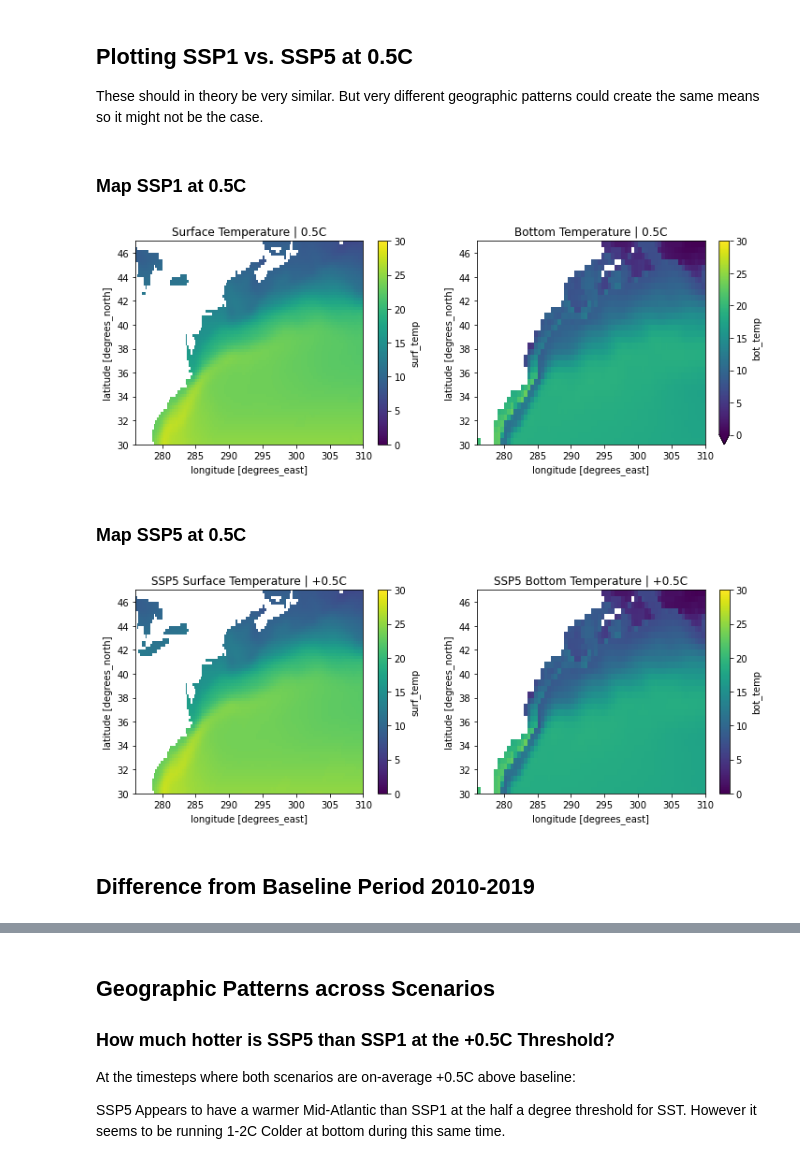
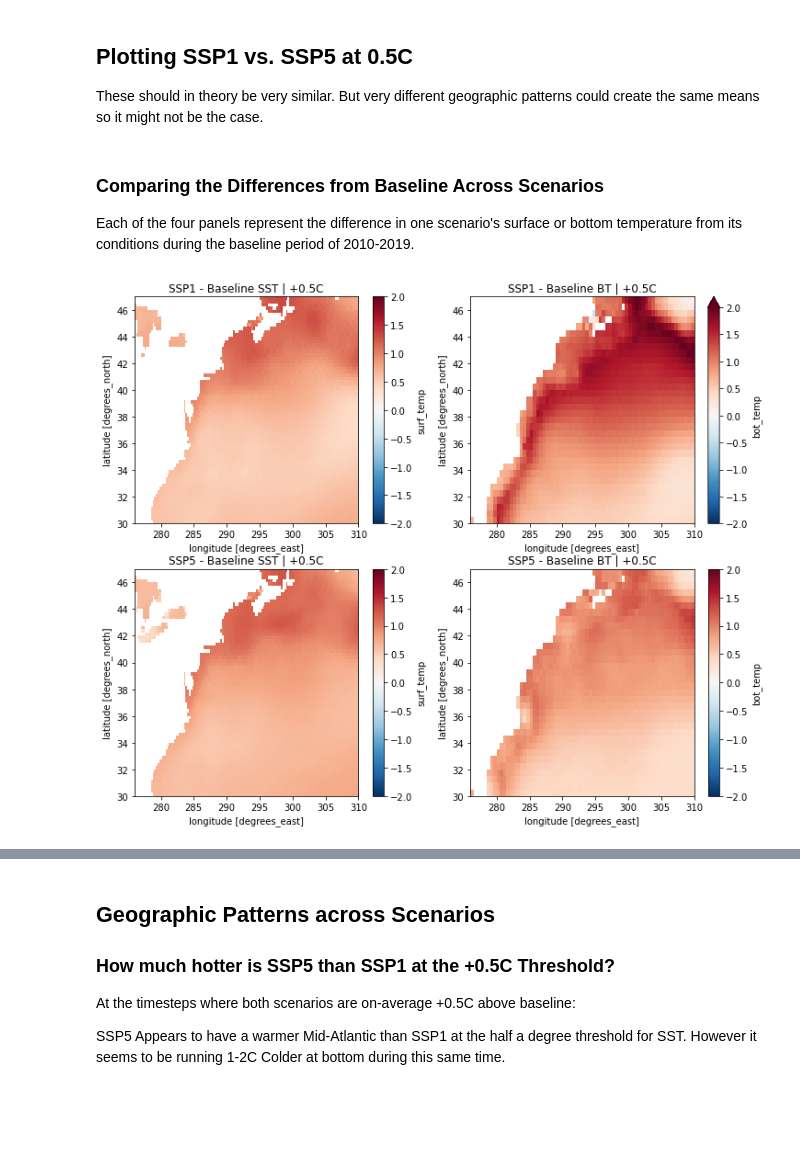
Before and after one commit to adamkemberling/sdm_workflow, a Jupyter notebook: CMIP6_processing/temperature_milestone_conditions.ipynb, the cells around one changed output, grey strips where cells are left out. Saved outputs shown, nothing was run; the diff lists cells and outputs as text; code cells hidden in the pictures; blank space fills up the shorter version.

```diff
--- a/CMIP6_processing/temperature_milestone_conditions.ipynb
+++ b/CMIP6_processing/temperature_milestone_conditions.ipynb
@@ -116,43 +163,34 @@ ssp5_4C_btemp = ssp5_btemp.sel(time = slice("2095-01-01", "2099-12-31"), longitu
 ## Plotting SSP1 vs. SSP5 at 0.5C
 
 These should in theory be very similar. But very different geographic patterns could create the same means so it might not be the case.
-# %% [markdown]
-### Map SSP1 at 0.5C
+# %% [markdown]
+### Comparing the Differences from Baseline Across Scenarios
+
+Each of the four panels represent the difference in one scenario's surface or bottom temperature from its conditions during the baseline period of 2010-2019.
 # %%
-# Set your chosen color map limits
-vmin = 0  # Minimum value for color mapping
-vmax = 30  # Maximum value for color mapping
+# Color limits
+vmin = -2
+vmax = 2
 
 # Create subplots
-fig, axes = plt.subplots(1, 2, figsize=(12, 4))
+fig, axes = plt.subplots(2, 2, figsize=(12, 10))
 
 # Plot the first subplot
-ssp1_05C_stemp.surf_temp.plot(ax=axes[0], cmap = "viridis", vmin=vmin, vmax=vmax)
-axes[0].set_title("Surface Temperature | +0.5C")
+(ssp1_05C_stemp-ssp1_stemp_base).surf_temp.plot(ax=axes[0, 0], cmap = "RdBu_r", vmin=vmin, vmax=vmax)
+axes[0, 0].set_title("SSP1 - Baseline SST | +0.5C")
 
 # Plot the second subplot
-ssp1_05C_btemp.bot_temp.plot(ax=axes[1], cmap = "viridis", vmin=vmin, vmax=vmax)
-axes[1].set_title("Bottom Temperature | +0.5C")
+(ssp1_05C_btemp-ssp1_btemp_base).bot_temp.plot(ax=axes[0, 1], cmap = "RdBu_r", vmin=vmin, vmax=vmax)
+axes[0, 1].set_title("SSP1 - Baseline BT | +0.5C")
+
+# Plot the third subplot
+(ssp5_05C_stemp-ssp5_stemp_base).surf_temp.plot(ax=axes[1, 0], cmap = "RdBu_r", vmin=vmin, vmax=vmax)
+axes[1, 0].set_title("SSP5 - Baseline SST | +0.5C")
+
+# Plot the fourth subplot
+(ssp5_05C_btemp-ssp5_btemp_base).bot_temp.plot(ax=axes[1, 1], cmap = "RdBu_r", vmin=vmin, vmax=vmax)
+axes[1, 1].set_title("SSP5 - Baseline BT | +0.5C")
 
 plt.show()
 # %% [output]
-[figure, old version]
+[figure, new version]
-# %% [markdown]
-### Map SSP5 at 0.5C
-# %%
-# Create subplots
-fig, axes = plt.subplots(1, 2, figsize=(12, 4))
-
-# Plot the first subplot
-ssp5_05C_stemp.surf_temp.plot(ax=axes[0], cmap = "viridis", vmin=vmin, vmax=vmax)
-axes[0].set_title("SSP5 Surface Temperature | +0.5C")
-
-# Plot the second subplot
-ssp5_05C_btemp.bot_temp.plot(ax=axes[1], cmap = "viridis", vmin=vmin, vmax=vmax)
-axes[1].set_title("SSP5 Bottom Temperature | +0.5C")
-
-plt.show()
-# %% [output]
-[figure, removed]
-# %% [markdown]
-## Difference from Baseline Period 2010-2019
```
Also changed, not shown: parts of 12 cells of this notebook.
